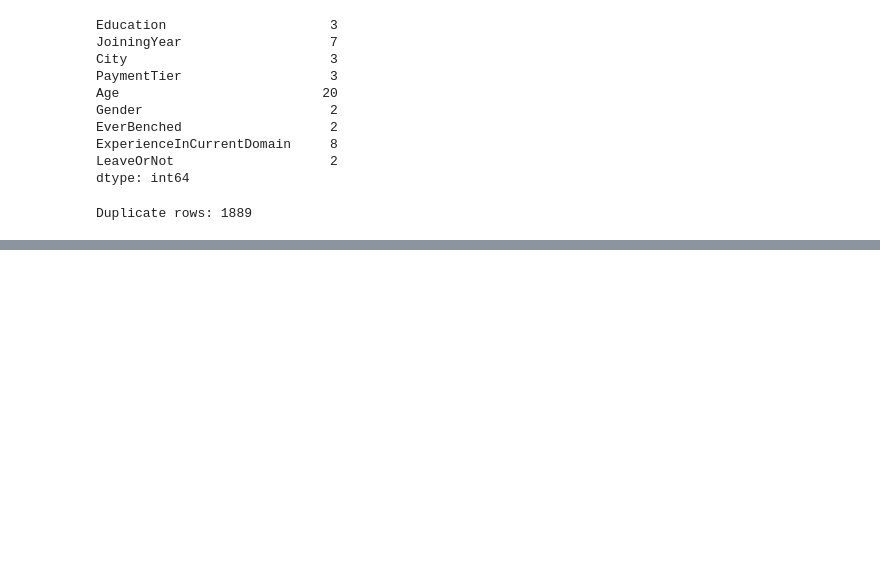
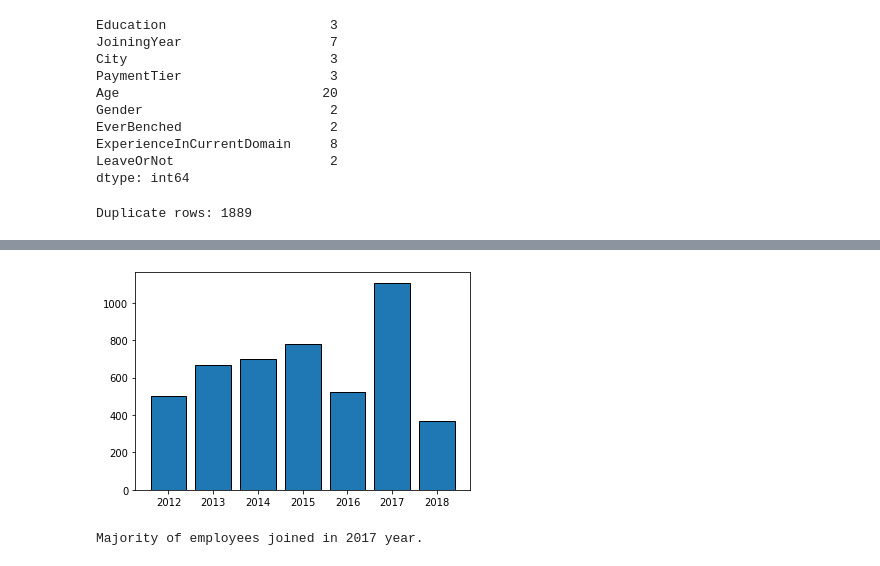
Before and after one commit to gawronskijakub/employee-future-prediction, a Jupyter notebook: employees.ipynb, the cells around one changed output, grey strips where cells are left out. Saved outputs shown, nothing was run; the diff lists cells and outputs as text; code cells hidden in the pictures; blank space fills up the shorter version.

```diff
--- a/employees.ipynb
+++ b/employees.ipynb
@@ -110,0 +235,24 @@ employees.describe()
+# %%
+# Distribution of employees per `JoiningYear`
+
+labels, counts = np.unique(
+	employees['JoiningYear'],
+	return_counts=True
+)
+
+plt.bar(
+	x=labels,
+	height=counts,
+	align='center',
+	edgecolor='black',
+	linewidth=1
+)
+plt.gca().set_xticks(labels)
+plt.show()
+
+mostOftenAppearingJoiningYear = labels[np.argmax(counts)]
+
+print(f'Majority of employees joined in {mostOftenAppearingJoiningYear} year.')
+# %% [output]
+[figure, added]
+Majority of employees joined in 2017 year.
```
Also changed, not shown: parts of 16 cells of this notebook.
